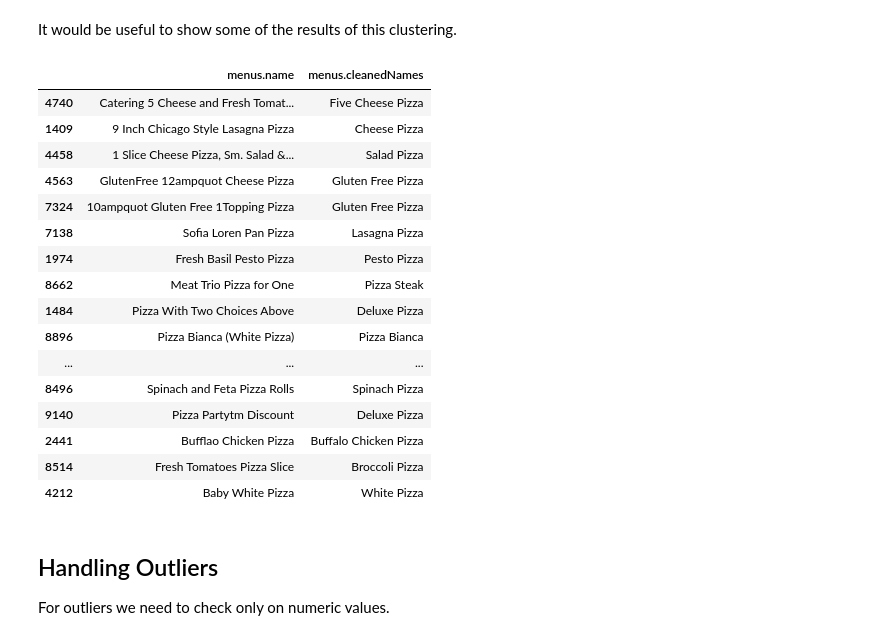
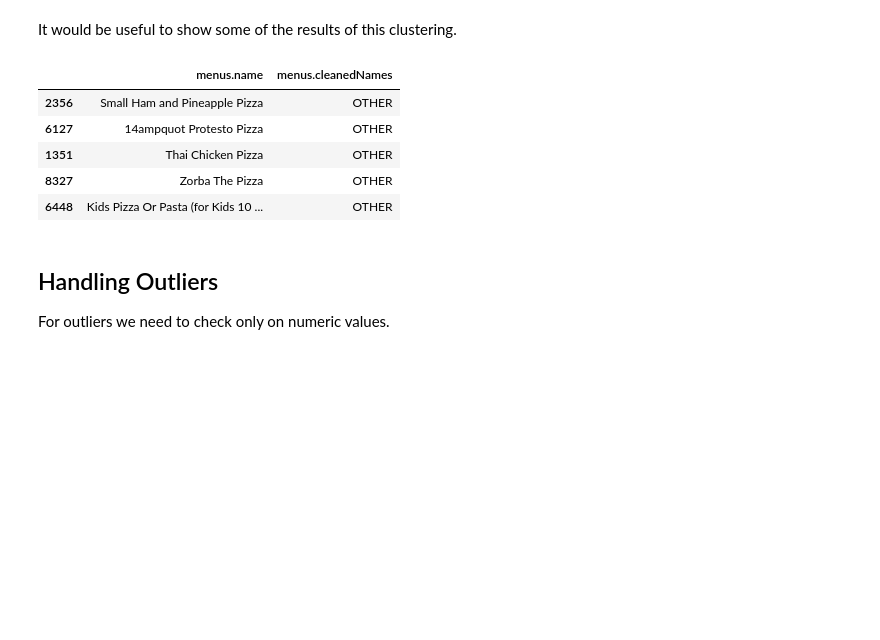
Before and after one commit to emanuelegaliano/Fundamentals-of-Data-Analysis, a Jupyter notebook: progetto.ipynb, the cells around one changed output. Saved outputs shown, nothing was run; the diff lists cells and outputs as text; code cells hidden in the pictures; blank space fills up the shorter version.

```diff
--- a/progetto.ipynb
+++ b/progetto.ipynb
@@ -466,9 +374,0 @@ In order to find the **sweet spot** we can use the line chart to identify it. Th
-# %%
-df = cleaner.clean_categorical_column(
-    df=df, # type: ignore
-    column='menus.name',
-    new_column='menus.cleanedNames',
-    distance_threshold=0.42
-)
-
-print(f"Unique cleaned menu names: {df['menus.cleanedNames'].nunique()}")
@@ -476,0 +375,16 @@ Unique cleaned menu names: 214
+# %%
+# --- AFTER CLUSTERING: group rare cleaned names into "OTHER" ---
+print("Unique cleaned names (before):", df["menus.cleanedNames"].nunique(dropna=True))
+
+MIN_COUNT = 30  # adjust: 10 / 20 / 30 / 50 depending on desired compression
+
+vc = df["menus.cleanedNames"].value_counts(dropna=True)
+keep = vc[vc >= MIN_COUNT].index
+
+df["menus.cleanedNames"] = df["menus.cleanedNames"].where(
+    df["menus.cleanedNames"].isin(keep),
+    "OTHER"
+)
+
+print("Unique cleaned names (reduced):", df["menus.cleanedNames"].nunique(dropna=True))
+print("Share OTHER:", (df["menus.cleanedNames"] == "OTHER").mean().round(3))
@@ -479,40 +606,27 @@ It would be useful to show some of the results of this clustering.
 # %%
 df.columns = df.columns.str.strip()
 
 col_old = "menus.name"
 col_new = "menus.cleanedNames"
 
 mapping = (
     df[[col_old, col_new]]
     .dropna()
     .drop_duplicates()
 )
 
-# tieni solo i casi in cui c'è stata davvero una trasformazione
 changed = mapping[mapping[col_old] != mapping[col_new]]
 
-# prendi 5 esempi qualsiasi
-examples = changed.sample(n=20, random_state=42)
+examples = changed.sample(n=5, random_state=42)
 
 examples
 # %% [output]
 |  | menus.name | menus.cleanedNames |
-| 4740 | Catering 5 Cheese and Fresh Tomat... | Five Cheese Pizza |
-| 1409 | 9 Inch Chicago Style Lasagna Pizza | Cheese Pizza |
-| 4458 | 1 Slice Cheese Pizza, Sm. Salad &... | Salad Pizza |
-| 4563 | GlutenFree 12ampquot Cheese Pizza | Gluten Free Pizza |
-| 7324 | 10ampquot Gluten Free 1Topping Pizza | Gluten Free Pizza |
-| 7138 | Sofia Loren Pan Pizza | Lasagna Pizza |
-| 1974 | Fresh Basil Pesto Pizza | Pesto Pizza |
-| 8662 | Meat Trio Pizza for One | Pizza Steak |
-| 1484 | Pizza With Two Choices Above | Deluxe Pizza |
-| 8896 | Pizza Bianca (White Pizza) | Pizza Bianca |
-| ... | ... | ... |
-| 8496 | Spinach and Feta Pizza Rolls | Spinach Pizza |
-| 9140 | Pizza Partytm Discount | Deluxe Pizza |
-| 2441 | Bufflao Chicken Pizza | Buffalo Chicken Pizza |
-| 8514 | Fresh Tomatoes Pizza Slice | Broccoli Pizza |
-| 4212 | Baby White Pizza | White Pizza |
+| 2356 | Small Ham and Pineapple Pizza | OTHER |
+| 6127 | 14ampquot Protesto Pizza | OTHER |
+| 1351 | Thai Chicken Pizza | OTHER |
+| 8327 | Zorba The Pizza | OTHER |
+| 6448 | Kids Pizza Or Pasta (for Kids 10 ... | OTHER |
 # %% [markdown]
 ## Handling Outliers
 For outliers we need to check only on numeric values.
```
Also changed, not shown: parts of 24 cells of this notebook, 1 other file.
